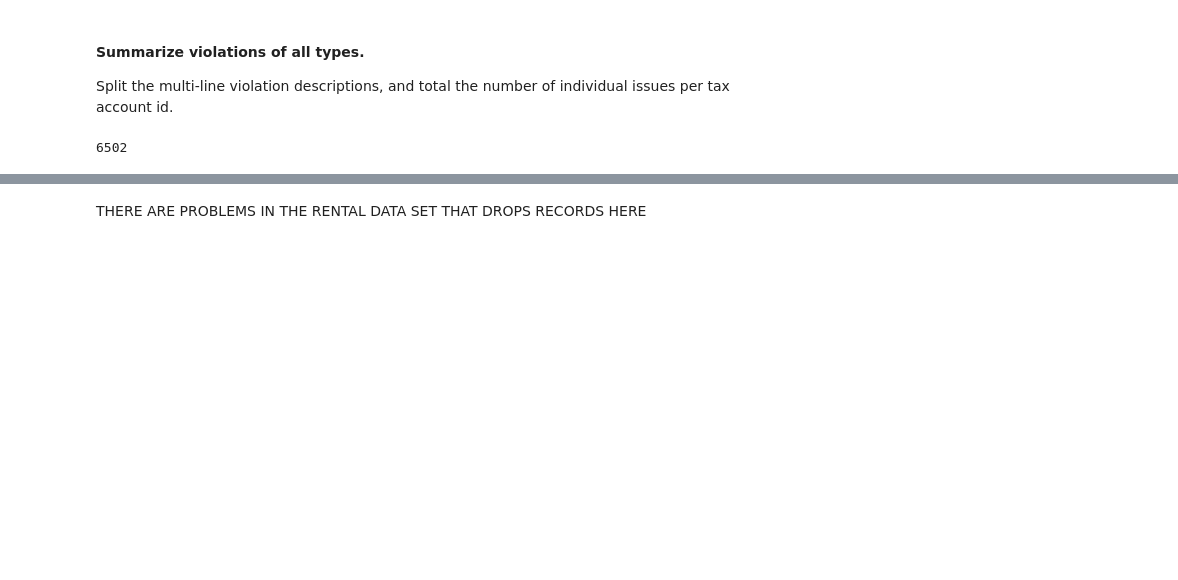
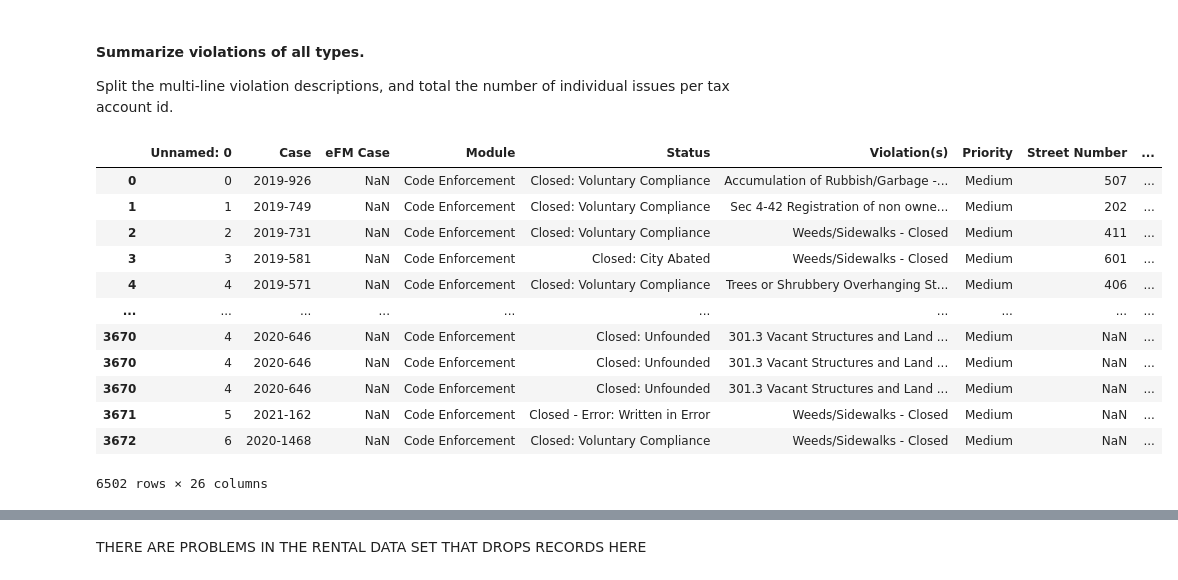
Before and after one commit to g1boss/can_ratings, a Jupyter notebook: src/python/notebooks/violations-etl.ipynb, the cells around one changed output, grey strips where cells are left out. Cells and saved outputs as stored; diff of their text form; code cells hidden in the pictures; blank space fills up the shorter version.

```diff
--- a/src/python/notebooks/violations-etl.ipynb
+++ b/src/python/notebooks/violations-etl.ipynb
@@ -136,9 +191,22 @@ v_flat['type_4'] = v_flat.apply(lambda x: 1 if lookup_category(x.violation_categ
 # %% [markdown]
 #### Summarize violations of all types.
 Split the multi-line violation descriptions, and total the number of individual issues per tax account id.
-# %%
-len(v_flat)#.query('APN == 1007127049')
-# %% [output]
-6502
+# %%
+v_flat.drop(columns=[x for x in v_flat.columns if 'Unnamed' in x])
+v_flat.drop(columns=['vtypes'])
+# %% [output]
+|  | Unnamed: 0 | Case | eFM Case | Module | Status | Violation(s) | Priority | Street Number | ... |
+| 0 | 0 | 2019-926 | NaN | Code Enforcement | Closed: Voluntary Compliance | Accumulation of Rubbish/Garbage -... | Medium | 507 | ... |
+| 1 | 1 | 2019-749 | NaN | Code Enforcement | Closed: Voluntary Compliance | Sec 4-42 Registration of non owne... | Medium | 202 | ... |
+| 2 | 2 | 2019-731 | NaN | Code Enforcement | Closed: Voluntary Compliance | Weeds/Sidewalks - Closed | Medium | 411 | ... |
+| 3 | 3 | 2019-581 | NaN | Code Enforcement | Closed: City Abated | Weeds/Sidewalks - Closed | Medium | 601 | ... |
+| 4 | 4 | 2019-571 | NaN | Code Enforcement | Closed: Voluntary Compliance | Trees or Shrubbery Overhanging St... | Medium | 406 | ... |
+| ... | ... | ... | ... | ... | ... | ... | ... | ... | ... |
+| 3670 | 4 | 2020-646 | NaN | Code Enforcement | Closed: Unfounded | 301.3 Vacant Structures and Land ... | Medium | NaN | ... |
+| 3670 | 4 | 2020-646 | NaN | Code Enforcement | Closed: Unfounded | 301.3 Vacant Structures and Land ... | Medium | NaN | ... |
+| 3670 | 4 | 2020-646 | NaN | Code Enforcement | Closed: Unfounded | 301.3 Vacant Structures and Land ... | Medium | NaN | ... |
+| 3671 | 5 | 2021-162 | NaN | Code Enforcement | Closed - Error: Written in Error | Weeds/Sidewalks - Closed | Medium | NaN | ... |
+| 3672 | 6 | 2020-1468 | NaN | Code Enforcement | Closed: Voluntary Compliance | Weeds/Sidewalks - Closed | Medium | NaN | ... |
+6502 rows × 26 columns
 # %%
 import numpy as np
```
Also changed, not shown: parts of 27 cells of this notebook, 2 other files.
